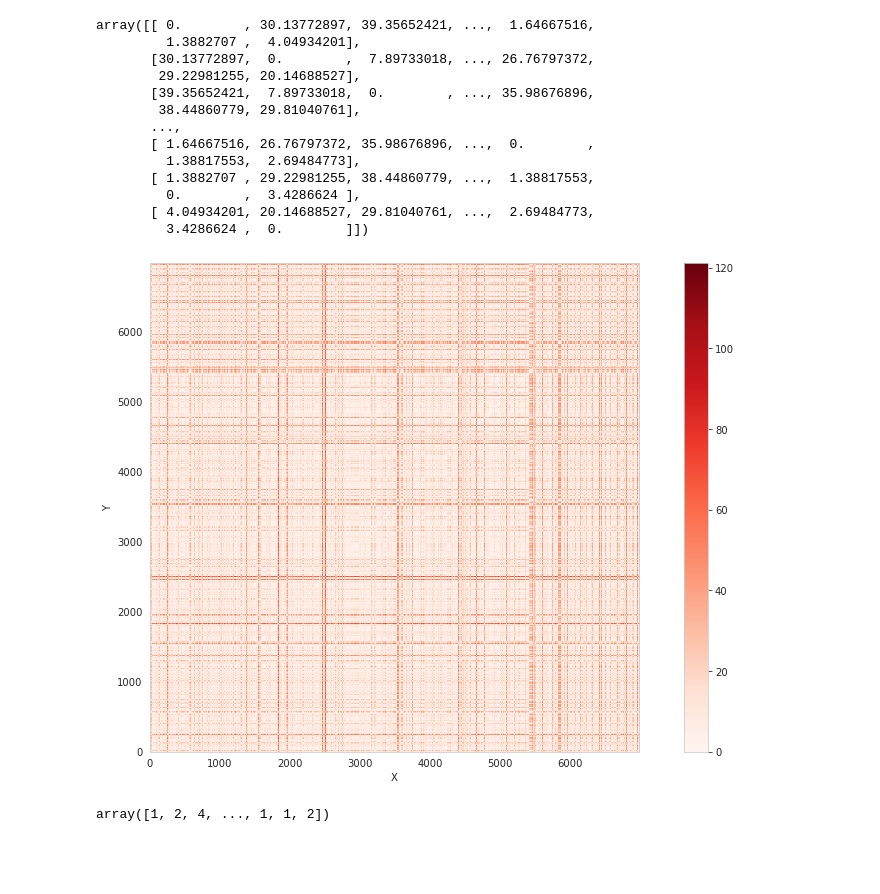
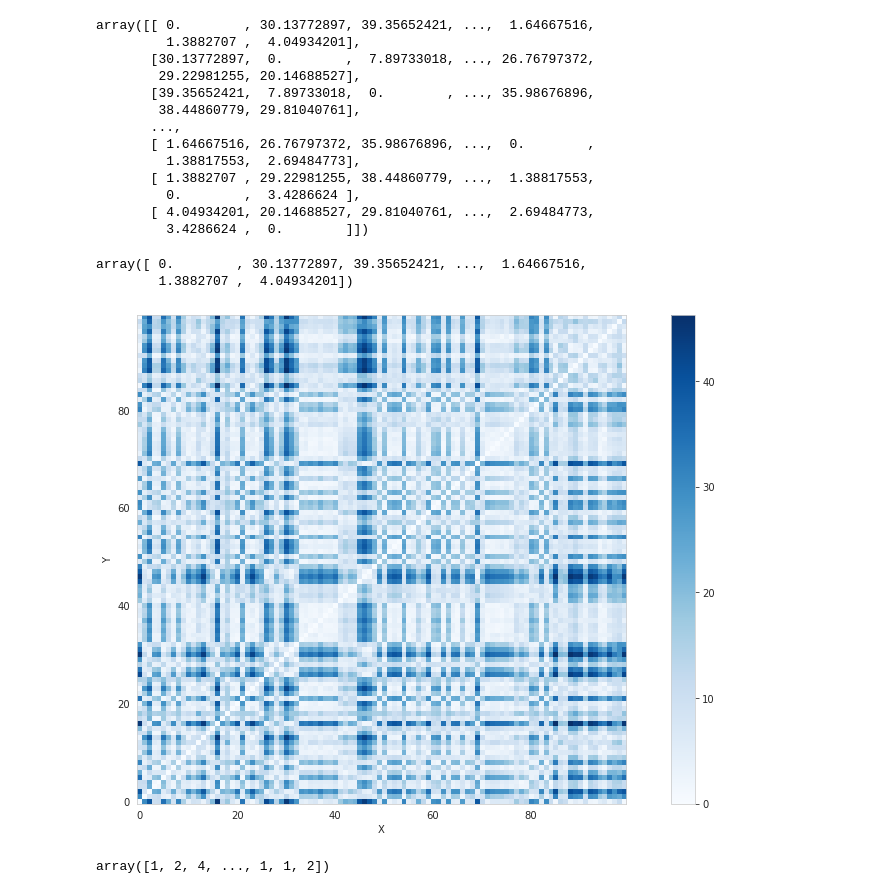
Before and after one commit to PravNJ/PCT-stars-GALAH, a Jupyter notebook: dtw-agglo-clustering.ipynb, the cells around one changed output. Cells and saved outputs as stored; diff of their text form; code cells hidden in the pictures; blank space fills up the shorter version.

```diff
--- a/dtw-agglo-clustering.ipynb
+++ b/dtw-agglo-clustering.ipynb
@@ -22,8 +22,8 @@ LOWER_LAMBDA = 6472.5
 UPPER_LAMBDA = 6740
 PLOT_MASK = range(1475,1550)
 # %%
-hf_spec = h5py.File("/home/praveen/Documents/Research Data/resampled_emission_spectra.h5", "r")
-hf_grid = h5py.File("/home/praveen/Documents/Research Data/wl_grid.h5", "r")
+hf_spec = h5py.File("/home/pravn/Documents/Research Data/resampled_emission_spectra.h5", "r")
+hf_grid = h5py.File("/home/pravn/Documents/Research Data/wl_grid.h5", "r")
 
 wl_grid = np.array(hf_grid["wl_grid"])
 df = pd.DataFrame(hf_spec["spectra"])
@@ -68,16 +73,21 @@ array([[ 0.        , 30.13772897, 39.35652421, ...,  1.64667516,
          3.4286624 ,  0.        ]])
 # %%
 def distance_cost_plot(distances):
-    im = plt.imshow(distances, interpolation='nearest', cmap='Reds')
+    im = plt.imshow(distances, interpolation='nearest', cmap='Blues')
     plt.gca().invert_yaxis()
     plt.xlabel("X")
     plt.ylabel("Y")
     plt.grid()
     plt.colorbar();
+# %%
+distance_matrix_square_form[:,0]
+# %% [output]
+array([ 0.        , 30.13772897, 39.35652421, ...,  1.64667516,
+        1.3882707 ,  4.04934201])
 # %%
-distance_cost_plot(distance_matrix_square_form)
+distance_cost_plot(distance_matrix_square_form[0:100:,0:100])
 # %% [output]
-[figure, old version]
+[figure, new version]
 # %%
 #agglom = AgglomerativeClustering(n_clusters = 10, linkage = 'complete', affinity='precomputed')
 agglom = AgglomerativeClustering(n_clusters = 10, linkage = 'complete', affinity='precomputed')
```
Also changed, not shown: parts of 12 cells of this notebook, 1 other file.
